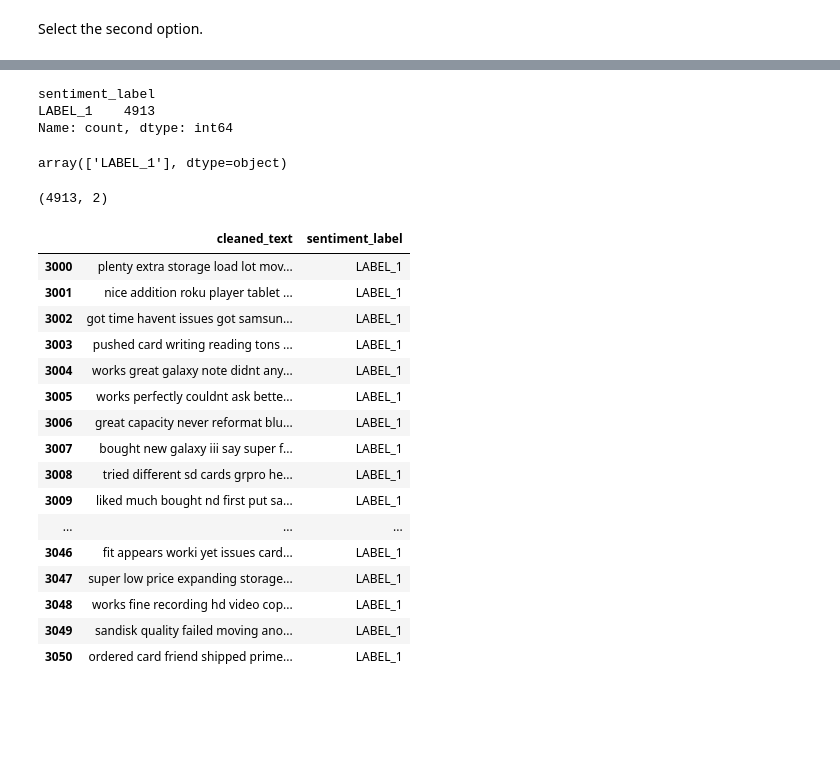
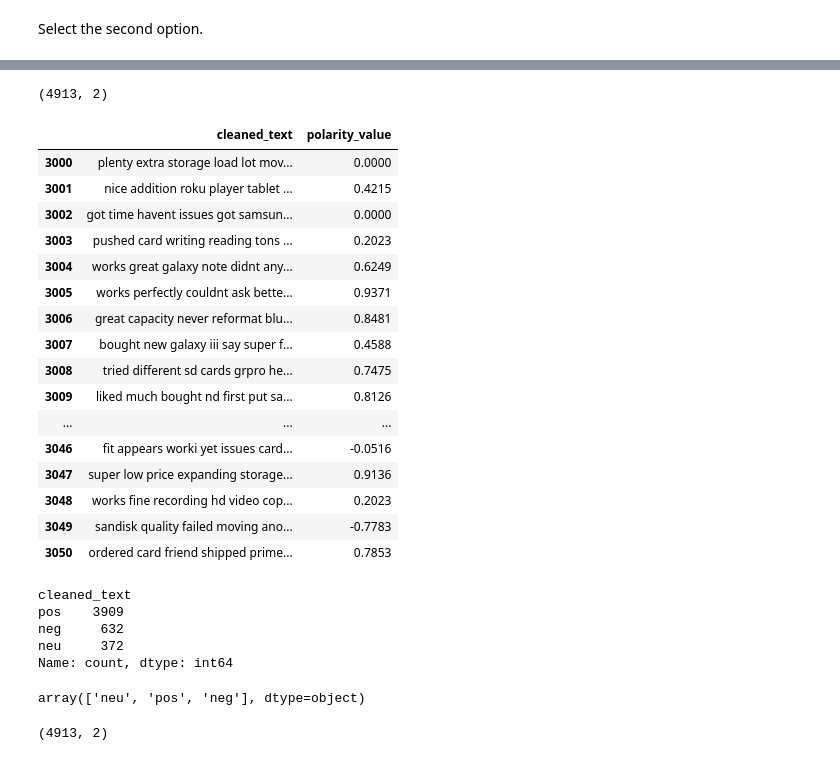
Before and after one commit to saiful247/Sentiment-Analysis-Web-Application-Amazon-Customer-Reviews, a Jupyter notebook: model/Sentiment_Analysis_Amazon.ipynb, the cells around one changed output, grey strips where cells are left out. Cells and saved outputs as stored; diff of their text form; code cells hidden in the pictures; blank space fills up the shorter version.

Commit message:
Now change the pretrained model to NLP vader

```diff
--- a/model/Sentiment_Analysis_Amazon.ipynb
+++ b/model/Sentiment_Analysis_Amazon.ipynb
@@ -311,12 +259,0 @@ df4.head()
-# %%
-from tqdm import tqdm
-
-# Process in batches
-batch_size = 64
-results = []
-for i in tqdm(range(0, len(df4), batch_size)):
-    batch_texts = df4['cleaned_text'][i:i + batch_size].tolist()
-    batch_results = [sentiment_analyzer(text[:4096])[0]['label'] for text in batch_texts]
-    results.extend(batch_results)
-
-df4['sentiment_label'] = results
@@ -342,0 +262,3 @@ df4.head(25)
+# %%
+#initialyze vaderSentiment Analyzer
+analyzer=SentimentIntensityAnalyzer()
@@ -342,0 +273,2 @@ df4.head(25)
+# %%
+df5=df4.copy()
@@ -342,0 +286,2 @@ df4.head(25)
+# %%
+df5['polarity_value']=df5.cleaned_text.apply(lambda x: analyzer.polarity_scores(x)['compound'])
@@ -342,0 +297,24 @@ df4.head(25)
+# %%
+df5.shape
+# %% [output]
+(4913, 2)
+# %%
+df5.loc[3000:3050]
+# %% [output]
+|  | cleaned_text | polarity_value |
+| 3000 | plenty extra storage load lot mov... | 0.0000 |
+| 3001 | nice addition roku player tablet ... | 0.4215 |
+| 3002 | got time havent issues got samsun... | 0.0000 |
+| 3003 | pushed card writing reading tons ... | 0.2023 |
+| 3004 | works great galaxy note didnt any... | 0.6249 |
+| 3005 | works perfectly couldnt ask bette... | 0.9371 |
+| 3006 | great capacity never reformat blu... | 0.8481 |
+| 3007 | bought new galaxy iii say super f... | 0.4588 |
+| 3008 | tried different sd cards grpro he... | 0.7475 |
+| 3009 | liked much bought nd first put sa... | 0.8126 |
+| ... | ... | ... |
+| 3046 | fit appears worki yet issues card... | -0.0516 |
+| 3047 | super low price expanding storage... | 0.9136 |
+| 3048 | works fine recording hd video cop... | 0.2023 |
+| 3049 | sandisk quality failed moving ano... | -0.7783 |
+| 3050 | ordered card friend shipped prime... | 0.7853 |
@@ -343,11 +323,13 @@ df4.head(25)
 # %%
-df4.sentiment_label.value_counts()
+df5.sentiment_label.value_counts()
 # %% [output]
-sentiment_label
-LABEL_1    4913
+cleaned_text
+pos    3909
+neg     632
+neu     372
 Name: count, dtype: int64
 # %%
-df4.sentiment_label.unique()
+df5.sentiment_label.unique()
 # %% [output]
-array(['LABEL_1'], dtype=object)
+array(['neu', 'pos', 'neg'], dtype=object)
 # %%
@@ -355,22 +337,2 @@ df4.shape
 # %% [output]
 (4913, 2)
-# %%
-df4.loc[3000:3050]
-# %% [output]
-|  | cleaned_text | sentiment_label |
-| 3000 | plenty extra storage load lot mov... | LABEL_1 |
-| 3001 | nice addition roku player tablet ... | LABEL_1 |
-| 3002 | got time havent issues got samsun... | LABEL_1 |
-| 3003 | pushed card writing reading tons ... | LABEL_1 |
-| 3004 | works great galaxy note didnt any... | LABEL_1 |
-| 3005 | works perfectly couldnt ask bette... | LABEL_1 |
-| 3006 | great capacity never reformat blu... | LABEL_1 |
-| 3007 | bought new galaxy iii say super f... | LABEL_1 |
-| 3008 | tried different sd cards grpro he... | LABEL_1 |
-| 3009 | liked much bought nd first put sa... | LABEL_1 |
-| ... | ... | ... |
-| 3046 | fit appears worki yet issues card... | LABEL_1 |
-| 3047 | super low price expanding storage... | LABEL_1 |
-| 3048 | works fine recording hd video cop... | LABEL_1 |
-| 3049 | sandisk quality failed moving ano... | LABEL_1 |
-| 3050 | ordered card friend shipped prime... | LABEL_1 |
```
Also changed, not shown: parts of 18 cells of this notebook.
